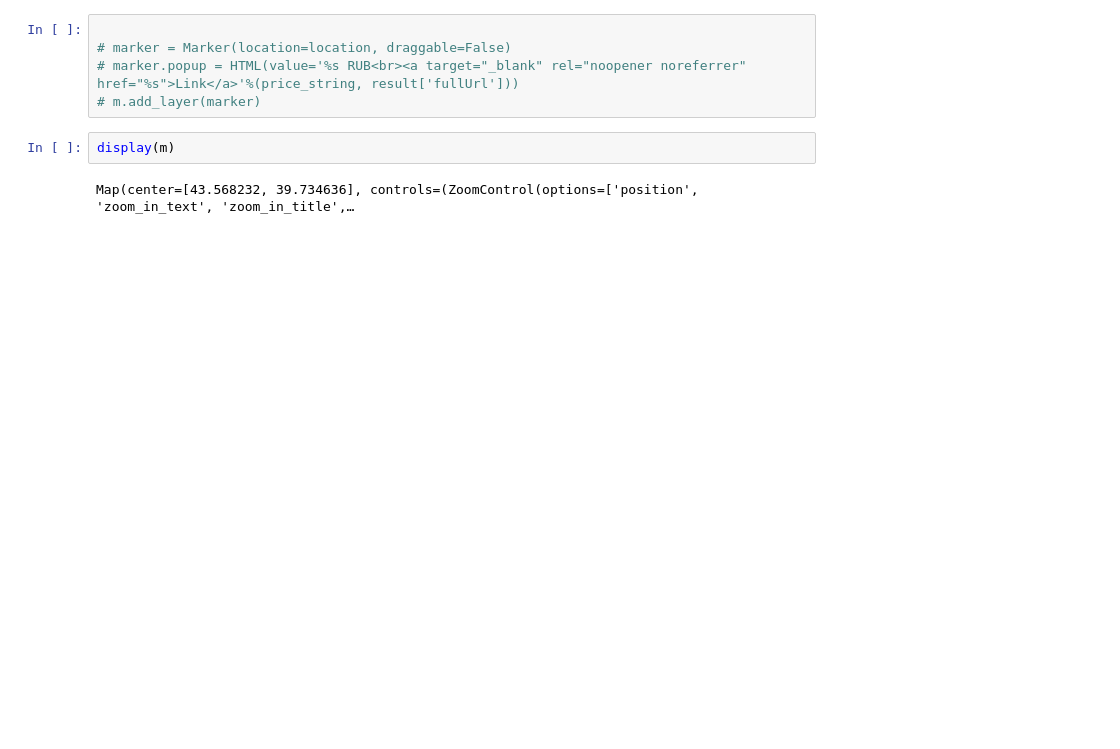
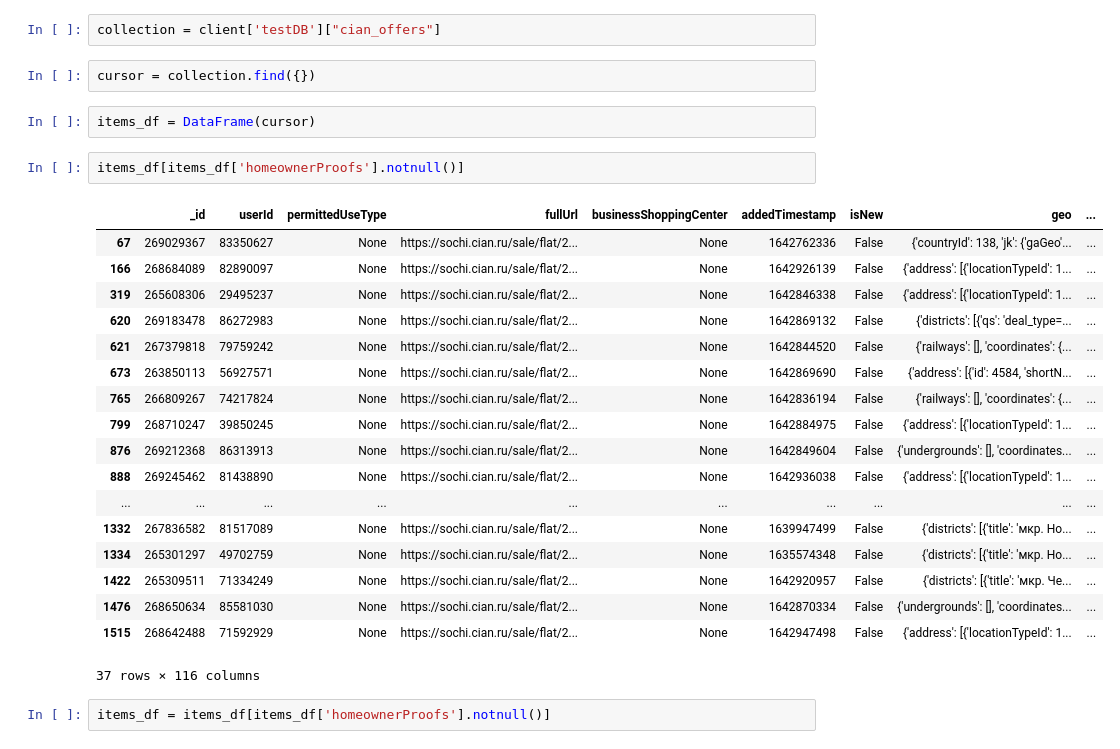
Before and after one commit to anatolyilin/cian, a Jupyter notebook: snippets/Untitled3.ipynb, the cells around one changed output. Drawn from its saved outputs; the diff is of its cells as text; blank space fills up the shorter version.

```diff
--- a/snippets/Untitled3.ipynb
+++ b/snippets/Untitled3.ipynb
@@ -39,9 +14,29 @@ for offer in cursor:
-# %%
-
-# marker = Marker(location=location, draggable=False)
-# marker.popup = HTML(value='%s RUB<br><a target="_blank" rel="noopener noreferrer" href="%s">Link</a>'%(price_string, result['fullUrl']))
-# m.add_layer(marker)
-# %%
-display(m)
-# %% [output]
-Map(center=[43.568232, 39.734636], controls=(ZoomControl(options=['position', 'zoom_in_text', 'zoom_in_title',…
+# %%
+collection = client['testDB']["cian_offers"]
+# %%
+cursor = collection.find({})
+# %%
+items_df = DataFrame(cursor)
+# %%
+items_df[items_df['homeownerProofs'].notnull()]
+# %% [output]
+|  | _id | userId | permittedUseType | fullUrl | businessShoppingCenter | addedTimestamp | isNew | geo | ... |
+| 67 | 269029367 | 83350627 | None | https://sochi.cian.ru/sale/flat/2... | None | 1642762336 | False | {'countryId': 138, 'jk': {'gaGeo'... | ... |
+| 166 | 268684089 | 82890097 | None | https://sochi.cian.ru/sale/flat/2... | None | 1642926139 | False | {'address': [{'locationTypeId': 1... | ... |
+| 319 | 265608306 | 29495237 | None | https://sochi.cian.ru/sale/flat/2... | None | 1642846338 | False | {'address': [{'locationTypeId': 1... | ... |
+| 620 | 269183478 | 86272983 | None | https://sochi.cian.ru/sale/flat/2... | None | 1642869132 | False | {'districts': [{'qs': 'deal_type=... | ... |
+| 621 | 267379818 | 79759242 | None | https://sochi.cian.ru/sale/flat/2... | None | 1642844520 | False | {'railways': [], 'coordinates': {... | ... |
+| 673 | 263850113 | 56927571 | None | https://sochi.cian.ru/sale/flat/2... | None | 1642869690 | False | {'address': [{'id': 4584, 'shortN... | ... |
+| 765 | 266809267 | 74217824 | None | https://sochi.cian.ru/sale/flat/2... | None | 1642836194 | False | {'railways': [], 'coordinates': {... | ... |
+| 799 | 268710247 | 39850245 | None | https://sochi.cian.ru/sale/flat/2... | None | 1642884975 | False | {'address': [{'locationTypeId': 1... | ... |
+| 876 | 269212368 | 86313913 | None | https://sochi.cian.ru/sale/flat/2... | None | 1642849604 | False | {'undergrounds': [], 'coordinates... | ... |
+| 888 | 269245462 | 81438890 | None | https://sochi.cian.ru/sale/flat/2... | None | 1642936038 | False | {'address': [{'locationTypeId': 1... | ... |
+| ... | ... | ... | ... | ... | ... | ... | ... | ... | ... |
+| 1332 | 267836582 | 81517089 | None | https://sochi.cian.ru/sale/flat/2... | None | 1639947499 | False | {'districts': [{'title': 'мкр. Но... | ... |
+| 1334 | 265301297 | 49702759 | None | https://sochi.cian.ru/sale/flat/2... | None | 1635574348 | False | {'districts': [{'title': 'мкр. Но... | ... |
+| 1422 | 265309511 | 71334249 | None | https://sochi.cian.ru/sale/flat/2... | None | 1642920957 | False | {'districts': [{'title': 'мкр. Че... | ... |
+| 1476 | 268650634 | 85581030 | None | https://sochi.cian.ru/sale/flat/2... | None | 1642870334 | False | {'undergrounds': [], 'coordinates... | ... |
+| 1515 | 268642488 | 71592929 | None | https://sochi.cian.ru/sale/flat/2... | None | 1642947498 | False | {'address': [{'locationTypeId': 1... | ... |
+37 rows × 116 columns
+# %%
+items_df = items_df[items_df['homeownerProofs'].notnull()]
```
Also changed, not shown: parts of 10 cells of this notebook, 11 other files.
